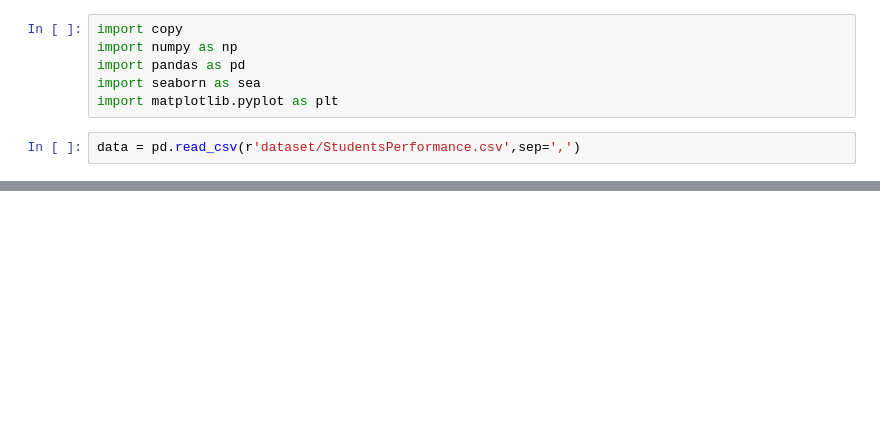
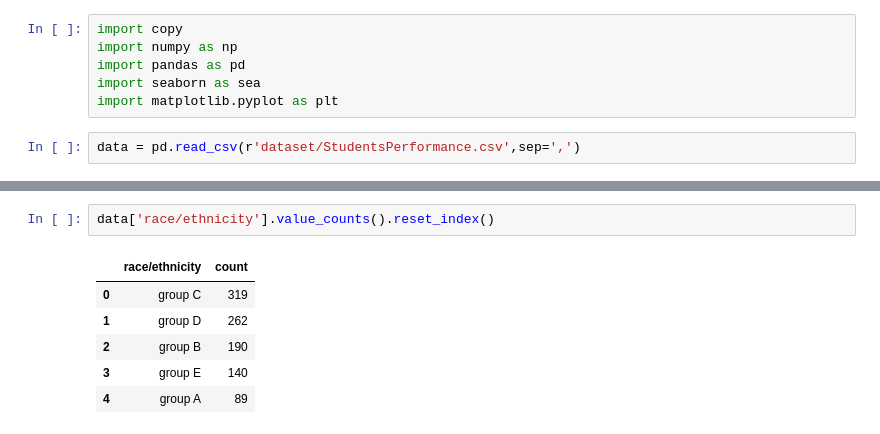
Before and after one commit to kaladabrio2020/DesempenhoNaEscola, a Jupyter notebook: Analise.ipynb, the cells around one changed output, grey strips where cells are left out. Saved outputs shown, nothing was run; the diff lists cells and outputs as text; blank space fills up the shorter version.

```diff
--- a/Analise.ipynb
+++ b/Analise.ipynb
@@ -8,0 +42,9 @@ data = pd.read_csv(r'dataset/StudentsPerformance.csv',sep=',')
+# %%
+data['race/ethnicity'].value_counts().reset_index()
+# %% [output]
+|  | race/ethnicity | count |
+| 0 | group C | 319 |
+| 1 | group D | 262 |
+| 2 | group B | 190 |
+| 3 | group E | 140 |
+| 4 | group A | 89 |
```
Also changed, not shown: parts of 9 cells of this notebook.
